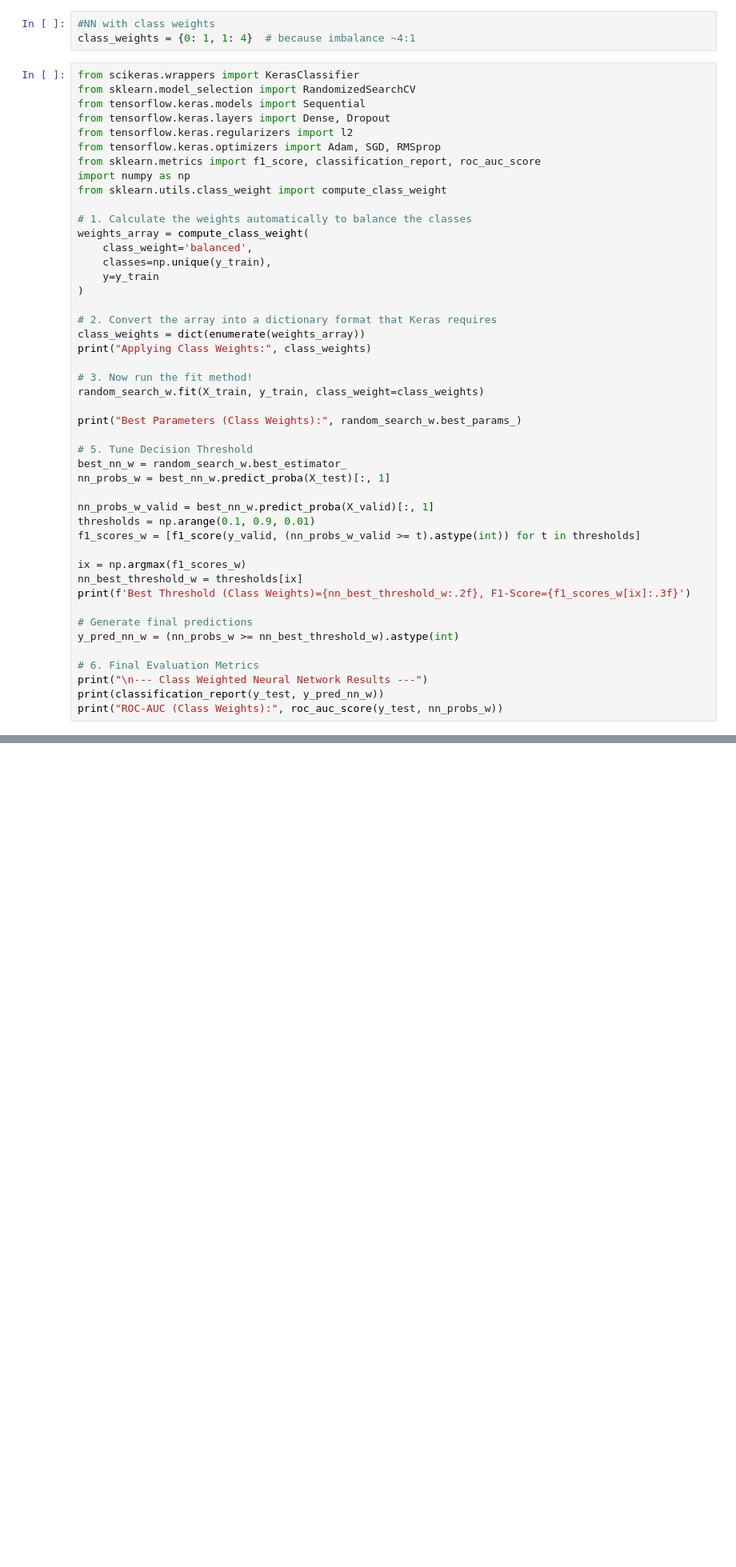
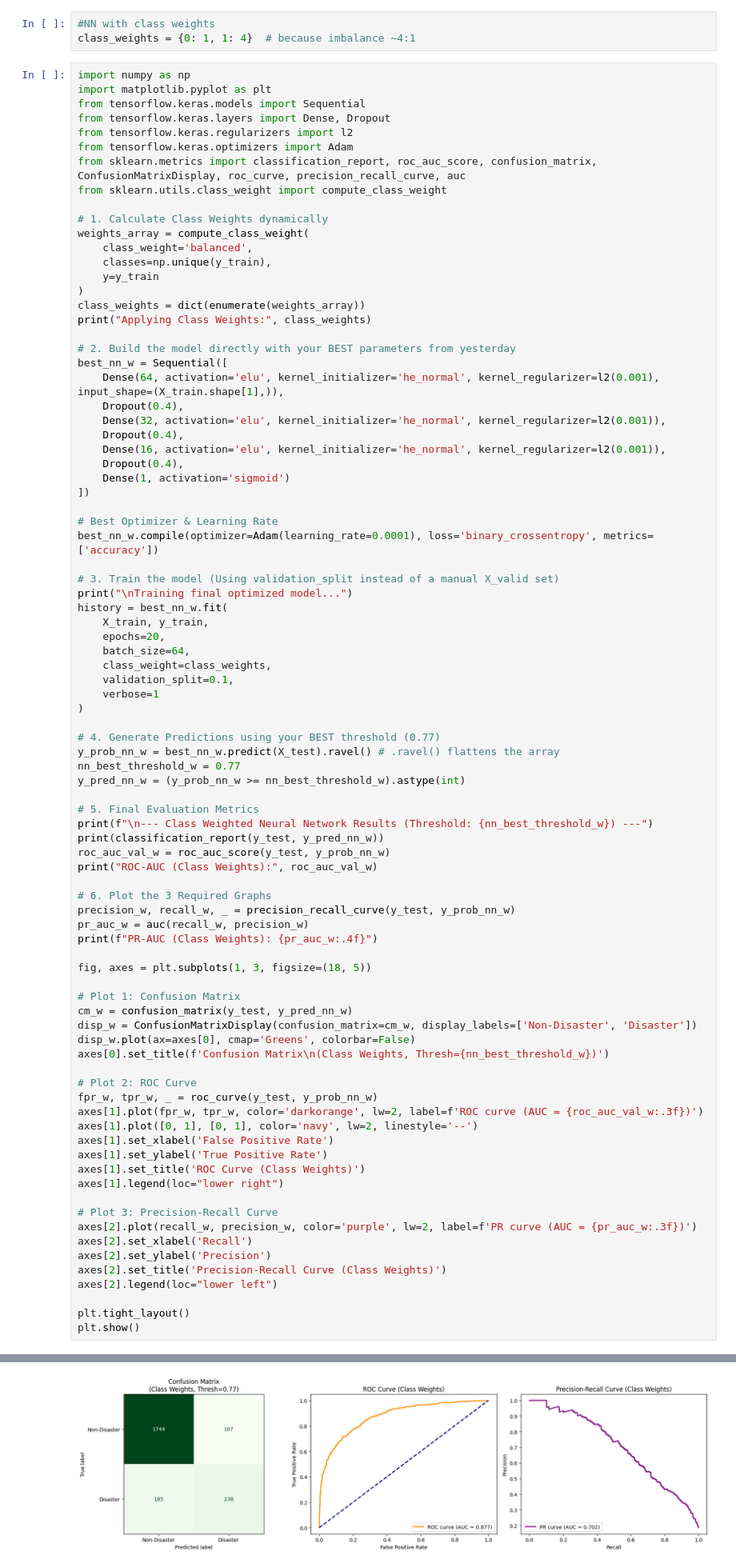
Before and after one commit to nithinraj04/S6-AI-Project, a Jupyter notebook: main.ipynb, the cells around one changed output, grey strips where cells are left out. Shown at 80% size. Cells and saved outputs as stored; diff of their text form; blank space fills up the shorter version.

```diff
--- a/main.ipynb
+++ b/main.ipynb
@@ -1075,50 +1075,90 @@ ROC-AUC: 0.8978
 #NN with class weights
 class_weights = {0: 1, 1: 4}  # because imbalance ~4:1
 # %%
-from scikeras.wrappers import KerasClassifier
-from sklearn.model_selection import RandomizedSearchCV
+import numpy as np
+import matplotlib.pyplot as plt
 from tensorflow.keras.models import Sequential
 from tensorflow.keras.layers import Dense, Dropout
 from tensorflow.keras.regularizers import l2
-from tensorflow.keras.optimizers import Adam, SGD, RMSprop
-from sklearn.metrics import f1_score, classification_report, roc_auc_score
-import numpy as np
+from tensorflow.keras.optimizers import Adam
+from sklearn.metrics import classification_report, roc_auc_score, confusion_matrix, ConfusionMatrixDisplay, roc_curve, precision_recall_curve, auc
 from sklearn.utils.class_weight import compute_class_weight
 
-# 1. Calculate the weights automatically to balance the classes
+# 1. Calculate Class Weights dynamically
 weights_array = compute_class_weight(
     class_weight='balanced',
     classes=np.unique(y_train),
     y=y_train
 )
-
-# 2. Convert the array into a dictionary format that Keras requires
 class_weights = dict(enumerate(weights_array))
 print("Applying Class Weights:", class_weights)
 
-# 3. Now run the fit method!
-random_search_w.fit(X_train, y_train, class_weight=class_weights)
+# 2. Build the model directly with your BEST parameters from yesterday
+best_nn_w = Sequential([
+    Dense(64, activation='elu', kernel_initializer='he_normal', kernel_regularizer=l2(0.001), input_shape=(X_train.shape[1],)),
+    Dropout(0.4),
+    Dense(32, activation='elu', kernel_initializer='he_normal', kernel_regularizer=l2(0.001)),
+    Dropout(0.4),
+    Dense(16, activation='elu', kernel_initializer='he_normal', kernel_regularizer=l2(0.001)),
+    Dropout(0.4),
+    Dense(1, activation='sigmoid')
+])
 
-print("Best Parameters (Class Weights):", random_search_w.best_params_)
+# Best Optimizer & Learning Rate
+best_nn_w.compile(optimizer=Adam(learning_rate=0.0001), loss='binary_crossentropy', metrics=['accuracy'])
 
-# 5. Tune Decision Threshold
-best_nn_w = random_search_w.best_estimator_
-nn_probs_w = best_nn_w.predict_proba(X_test)[:, 1]
+# 3. Train the model (Using validation_split instead of a manual X_valid set)
+print("\nTraining final optimized model...")
+history = best_nn_w.fit(
+    X_train, y_train,
+    epochs=20,
+    batch_size=64,
+    class_weight=class_weights,
+    validation_split=0.1,
+    verbose=1
+)
 
-nn_probs_w_valid = best_nn_w.predict_proba(X_valid)[:, 1]
-thresholds = np.arange(0.1, 0.9, 0.01)
-f1_scores_w = [f1_score(y_valid, (nn_probs_w_valid >= t).astype(int)) for t in thresholds]
+# 4. Generate Predictions using your BEST threshold (0.77)
+y_prob_nn_w = best_nn_w.predict(X_test).ravel() # .ravel() flattens the array
+nn_best_threshold_w = 0.77
+y_pred_nn_w = (y_prob_nn_w >= nn_best_threshold_w).astype(int)
 
-ix = np.argmax(f1_scores_w)
-nn_best_threshold_w = thresholds[ix]
-print(f'Best Threshold (Class Weights)={nn_best_threshold_w:.2f}, F1-Score={f1_scores_w[ix]:.3f}')
+# 5. Final Evaluation Metrics
+print(f"\n--- Class Weighted Neural Network Results (Threshold: {nn_best_threshold_w}) ---")
+print(classification_report(y_test, y_pred_nn_w))
+roc_auc_val_w = roc_auc_score(y_test, y_prob_nn_w)
+print("ROC-AUC (Class Weights):", roc_auc_val_w)
 
-# Generate final predictions
-y_pred_nn_w = (nn_probs_w >= nn_best_threshold_w).astype(int)
+# 6. Plot the 3 Required Graphs
+precision_w, recall_w, _ = precision_recall_curve(y_test, y_prob_nn_w)
+pr_auc_w = auc(recall_w, precision_w)
+print(f"PR-AUC (Class Weights): {pr_auc_w:.4f}")
 
-# 6. Final Evaluation Metrics
-print("\n--- Class Weighted Neural Network Results ---")
-print(classification_report(y_test, y_pred_nn_w))
-print("ROC-AUC (Class Weights):", roc_auc_score(y_test, nn_probs_w))
+fig, axes = plt.subplots(1, 3, figsize=(18, 5))
+
+# Plot 1: Confusion Matrix
+cm_w = confusion_matrix(y_test, y_pred_nn_w)
+disp_w = ConfusionMatrixDisplay(confusion_matrix=cm_w, display_labels=['Non-Disaster', 'Disaster'])
+disp_w.plot(ax=axes[0], cmap='Greens', colorbar=False)
+axes[0].set_title(f'Confusion Matrix\n(Class Weights, Thresh={nn_best_threshold_w})')
+
+# Plot 2: ROC Curve
+fpr_w, tpr_w, _ = roc_curve(y_test, y_prob_nn_w)
+axes[1].plot(fpr_w, tpr_w, color='darkorange', lw=2, label=f'ROC curve (AUC = {roc_auc_val_w:.3f})')
+axes[1].plot([0, 1], [0, 1], color='navy', lw=2, linestyle='--')
+axes[1].set_xlabel('False Positive Rate')
+axes[1].set_ylabel('True Positive Rate')
+axes[1].set_title('ROC Curve (Class Weights)')
+axes[1].legend(loc="lower right")
+
+# Plot 3: Precision-Recall Curve
+axes[2].plot(recall_w, precision_w, color='purple', lw=2, label=f'PR curve (AUC = {pr_auc_w:.3f})')
+axes[2].set_xlabel('Recall')
+axes[2].set_ylabel('Precision')
+axes[2].set_title('Precision-Recall Curve (Class Weights)')
+axes[2].legend(loc="lower left")
+
+plt.tight_layout()
+plt.show()
 # %% [output]
 Applying Class Weights: {0: np.float64(0.6142151566599784), 1: np.float64(2.6888513513513512)}
@@ -1139,3 +1181,4 @@ ROC-AUC (Class Weights): 0.8851278357940224
+[figure, added]
 # %%
 # Predict using your dynamically tuned threshold instead of 0.5
 y_pred_nn_w = (y_prob_nn_w >= nn_best_threshold_w).astype(int)
```
Also changed, not shown: parts of 4 cells of this notebook.
